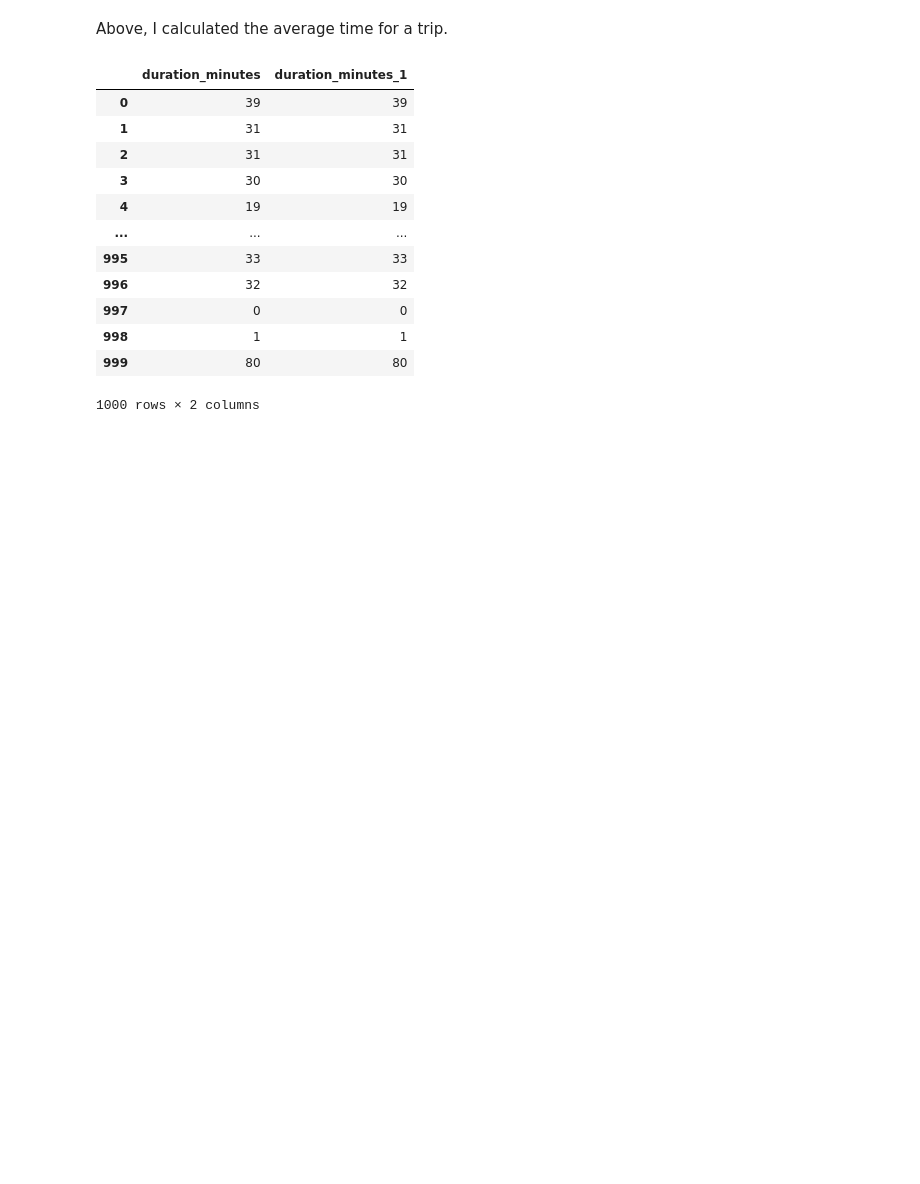
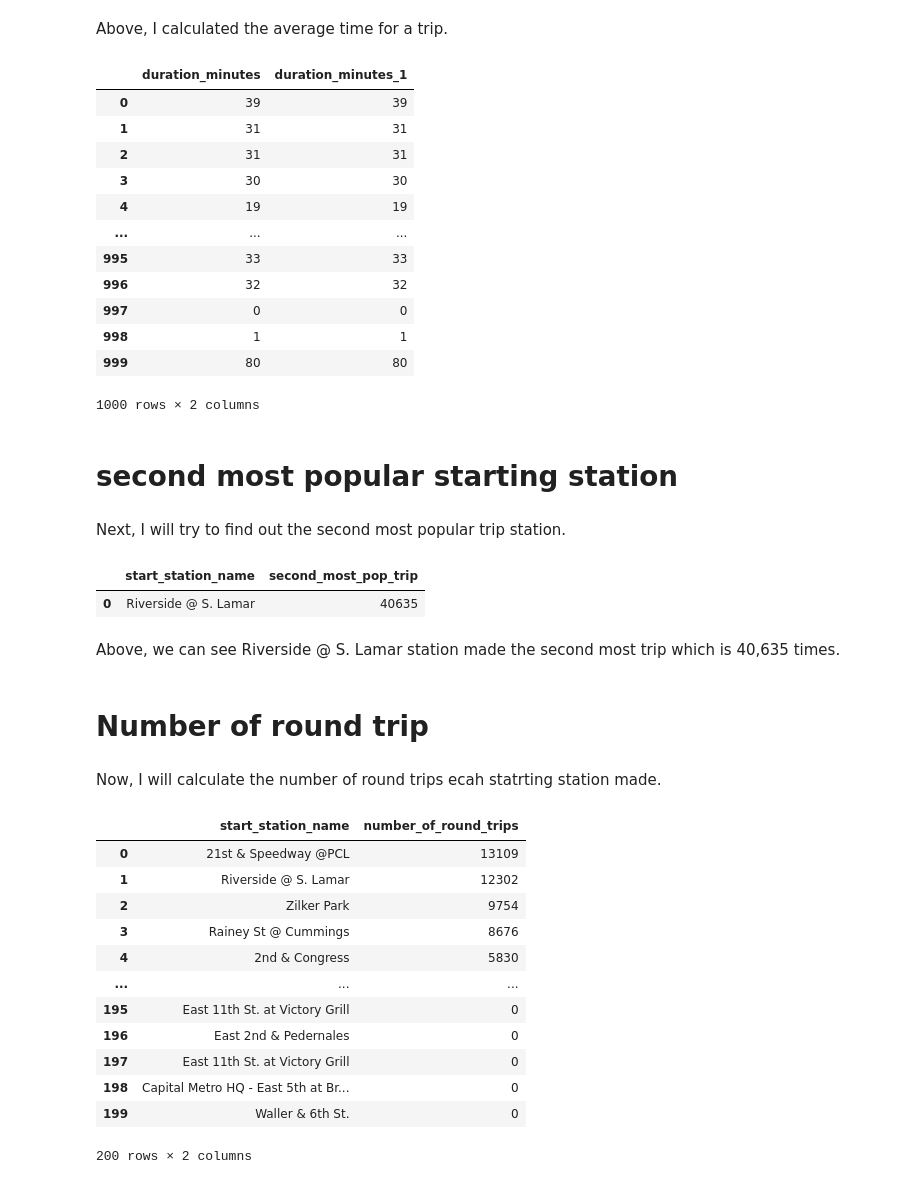
Before and after one commit to almsalahuddin/Data-Processing-and-Visualization, a Jupyter notebook: data_viz_bike_share.ipynb, the cells around one changed output. Saved outputs shown, nothing was run; the diff lists cells and outputs as text; code cells hidden in the pictures; blank space fills up the shorter version.

```diff
--- a/data_viz_bike_share.ipynb
+++ b/data_viz_bike_share.ipynb
@@ -105,3 +105,53 @@ LIMIT 1000
 | 998 | 1 | 1 |
 | 999 | 80 | 80 |
 1000 rows × 2 columns
+# %% [markdown]
+# second most popular starting station
+# %% [markdown]
+Next, I will try to find out the second most popular trip station.
+# %%
+%%bigquery --project data-viz-bike-share
+SELECT start_station_name, COUNT(*) as second_most_pop_trip
+FROM `bigquery-public-data.austin_bikeshare.bikeshare_trips`
+GROUP BY start_station_name
+HAVING second_most_pop_trip!= (SELECT MAX(second_most_pop_trip)as max_trip
+FROM (
+SELECT COUNT(*) as second_most_pop_trip, start_station_name
+FROM `bigquery-public-data.austin_bikeshare.bikeshare_trips`
+GROUP BY start_station_name
+))
+ORDER BY second_most_pop_trip DESC
+LIMIT 1
+# %% [output]
+|  | start_station_name | second_most_pop_trip |
+| 0 | Riverside @ S. Lamar | 40635 |
+# %% [markdown]
+Above, we can see Riverside @ S. Lamar station made the second most trip which is 40,635 times.
+# %% [markdown]
+# Number of round trip
+# %% [markdown]
+Now, I will calculate the number of round trips ecah statrting station made.
+# %%
+%%bigquery --project data-viz-bike-share
+SELECT start_station_name, SUM(round_trips) as number_of_round_trips
+FROM (
+  SELECT *, (CASE WHEN start_station_name = end_station_name THEN 1 ELSE 0 END) as round_trips
+FROM `bigquery-public-data.austin_bikeshare.bikeshare_trips`
+)
+GROUP BY start_station_name,end_station_name
+ORDER BY number_of_round_trips DESC
+LIMIT 200
+# %% [output]
+|  | start_station_name | number_of_round_trips |
+| 0 | 21st & Speedway @PCL | 13109 |
+| 1 | Riverside @ S. Lamar | 12302 |
+| 2 | Zilker Park | 9754 |
+| 3 | Rainey St @ Cummings | 8676 |
+| 4 | 2nd & Congress | 5830 |
+| ... | ... | ... |
+| 195 | East 11th St. at Victory Grill | 0 |
+| 196 | East 2nd & Pedernales | 0 |
+| 197 | East 11th St. at Victory Grill | 0 |
+| 198 | Capital Metro HQ - East 5th at Br... | 0 |
+| 199 | Waller & 6th St. | 0 |
+200 rows × 2 columns
```
Also changed, not shown: parts of 3 cells of this notebook.
